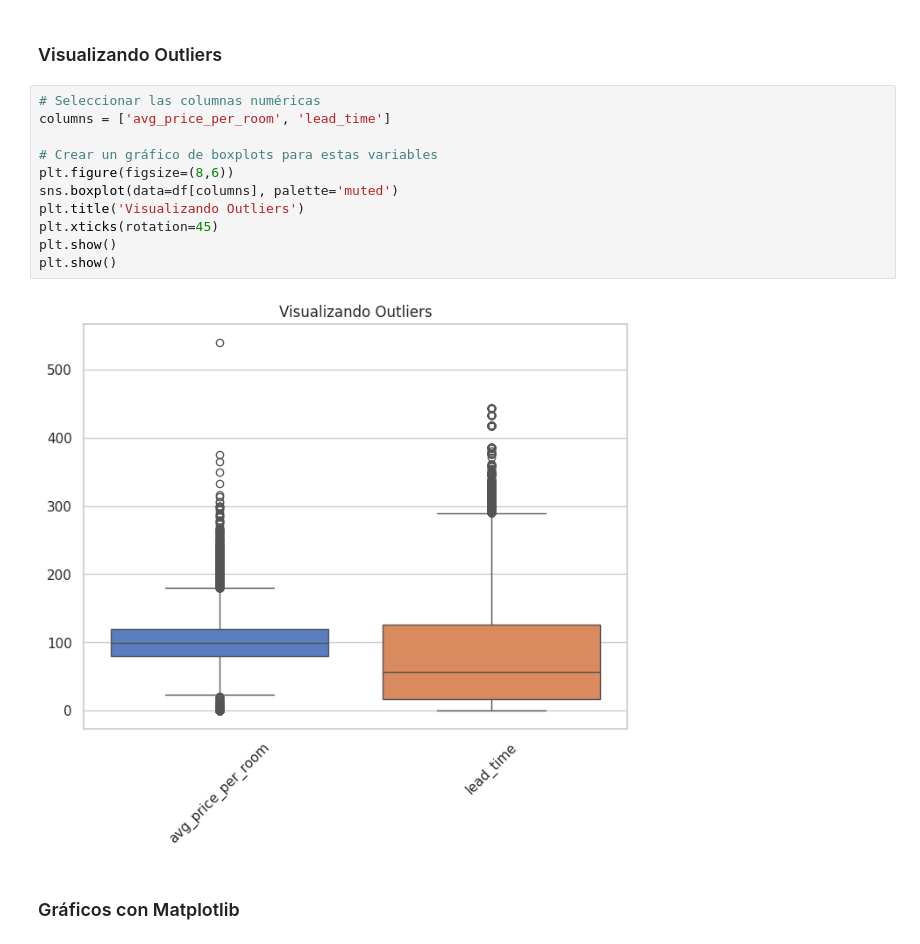
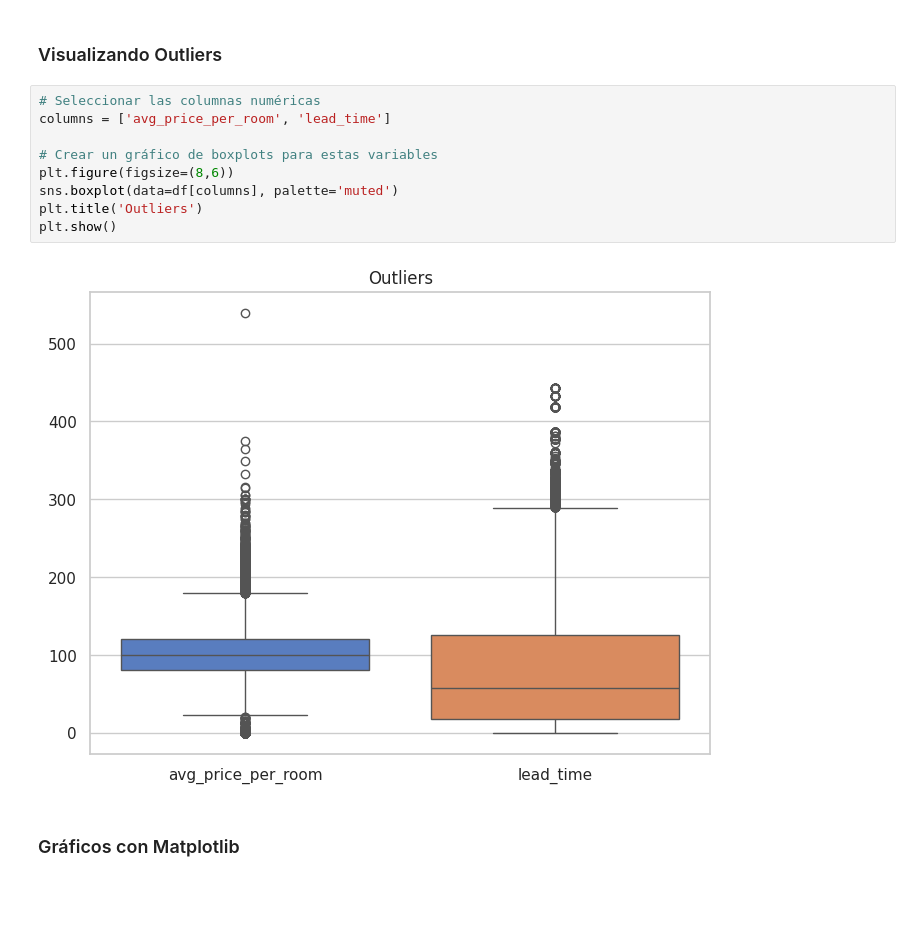
Before and after one commit to AlanSede24/DS1-project, a Jupyter notebook: ProyectoDS_Parte1_SedeAlan.ipynb, the cells around one changed output. Drawn from its saved outputs; the diff is of its cells as text; blank space fills up the shorter version.

```diff
--- a/ProyectoDS_Parte1_SedeAlan.ipynb
+++ b/ProyectoDS_Parte1_SedeAlan.ipynb
@@ -80,16 +80,14 @@ sns.set(style='whitegrid', palette='pastel')  # Estilo de seaborn
 # %%
 # Seleccionar las columnas numéricas
 columns = ['avg_price_per_room', 'lead_time']
 
 # Crear un gráfico de boxplots para estas variables
 plt.figure(figsize=(8,6))
 sns.boxplot(data=df[columns], palette='muted')
-plt.title('Visualizando Outliers')
-plt.xticks(rotation=45)
+plt.title('Outliers')
 plt.show()
-plt.show()
 # %% [output]
-[figure, old version]
+[figure, new version]
 # %% [markdown]
 ### Gráficos con Matplotlib
 # %% [markdown]
```
